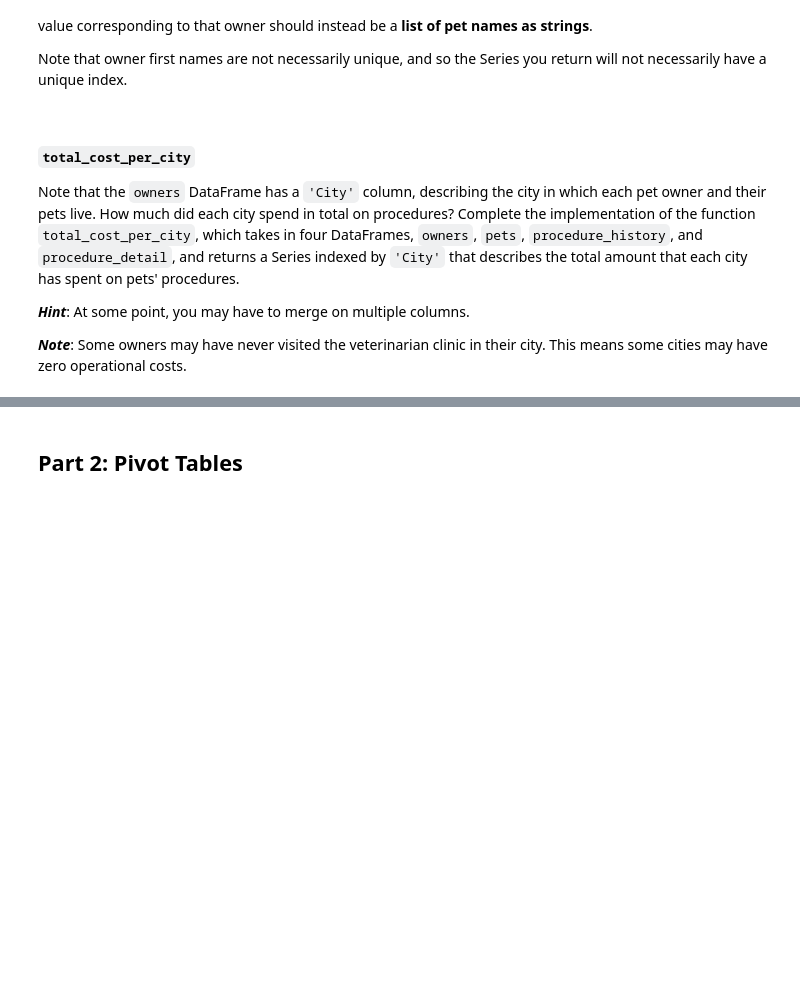
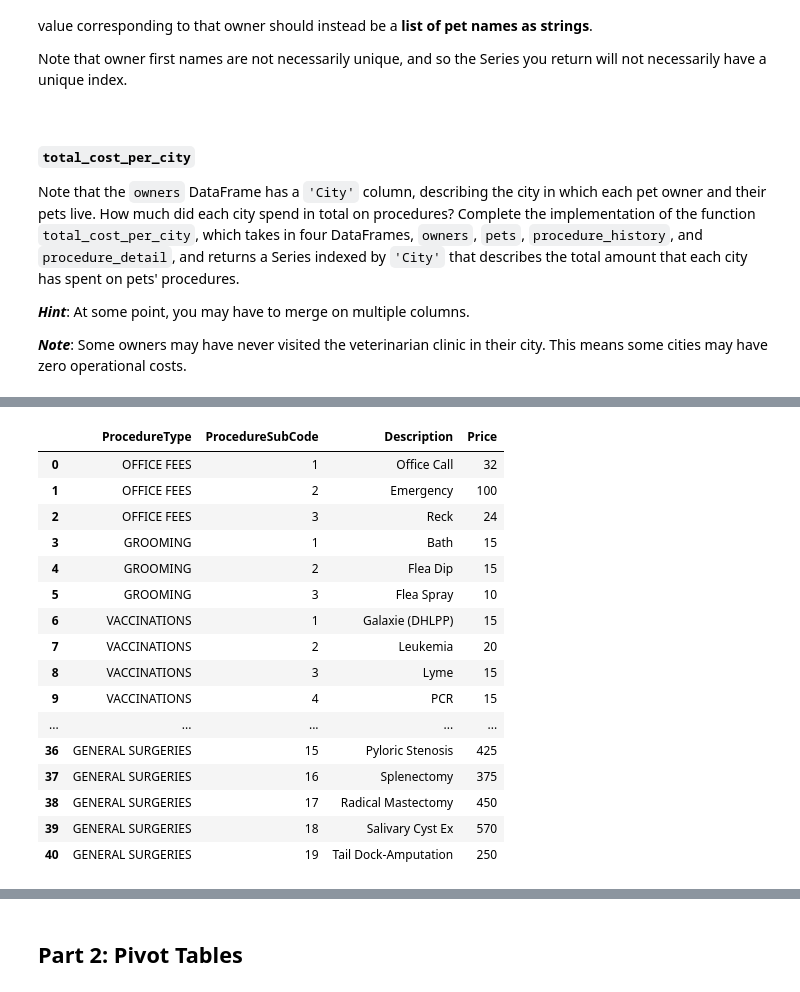
Before and after one commit to Sweekrit-B/dsc80-2025-fa, a Jupyter notebook: labs/lab03/lab.ipynb, the cells around one changed output, grey strips where cells are left out. Cells and saved outputs as stored; diff of their text form; code cells hidden in the pictures; blank space fills up the shorter version.

```diff
--- a/labs/lab03/lab.ipynb
+++ b/labs/lab03/lab.ipynb
@@ -155,3 +296,13 @@ Note that the `owners` DataFrame has a `'City'` column, describing the city in w
 ***Hint***: At some point, you may have to merge on multiple columns.
 
 ***Note***: Some owners may have never visited the veterinarian clinic in their city. This means some cities may have zero operational costs.
+# %%
+# do not edit this cell -- it is needed for the tests
+pets_fp = Path('data') / 'pets' / 'Pets.csv'
+procedure_history_fp =  Path('data') / 'pets' / 'ProceduresHistory.csv'
+owners_fp = Path('data') / 'pets' / 'Owners.csv'
+procedure_detail_fp = Path('data') / 'pets' / 'ProceduresDetails.csv'
+pets = pd.read_csv(pets_fp)
+procedure_history = pd.read_csv(procedure_history_fp)
+owners = pd.read_csv(owners_fp)
+procedure_detail = pd.read_csv(procedure_detail_fp)
@@ -157,0 +383,20 @@ Note that the `owners` DataFrame has a `'City'` column, describing the city in w
+# %%
+procedure_detail
+# %% [output]
+|  | ProcedureType | ProcedureSubCode | Description | Price |
+| 0 | OFFICE FEES | 1 | Office Call | 32 |
+| 1 | OFFICE FEES | 2 | Emergency | 100 |
+| 2 | OFFICE FEES | 3 | Reck | 24 |
+| 3 | GROOMING | 1 | Bath | 15 |
+| 4 | GROOMING | 2 | Flea Dip | 15 |
+| 5 | GROOMING | 3 | Flea Spray | 10 |
+| 6 | VACCINATIONS | 1 | Galaxie (DHLPP) | 15 |
+| 7 | VACCINATIONS | 2 | Leukemia | 20 |
+| 8 | VACCINATIONS | 3 | Lyme | 15 |
+| 9 | VACCINATIONS | 4 | PCR | 15 |
+| ... | ... | ... | ... | ... |
+| 36 | GENERAL SURGERIES | 15 | Pyloric Stenosis | 425 |
+| 37 | GENERAL SURGERIES | 16 | Splenectomy | 375 |
+| 38 | GENERAL SURGERIES | 17 | Radical Mastectomy | 450 |
+| 39 | GENERAL SURGERIES | 18 | Salivary Cyst Ex | 570 |
+| 40 | GENERAL SURGERIES | 19 | Tail Dock-Amputation | 250 |
```
Also changed, not shown: parts of 20 cells of this notebook, 2 other files.
